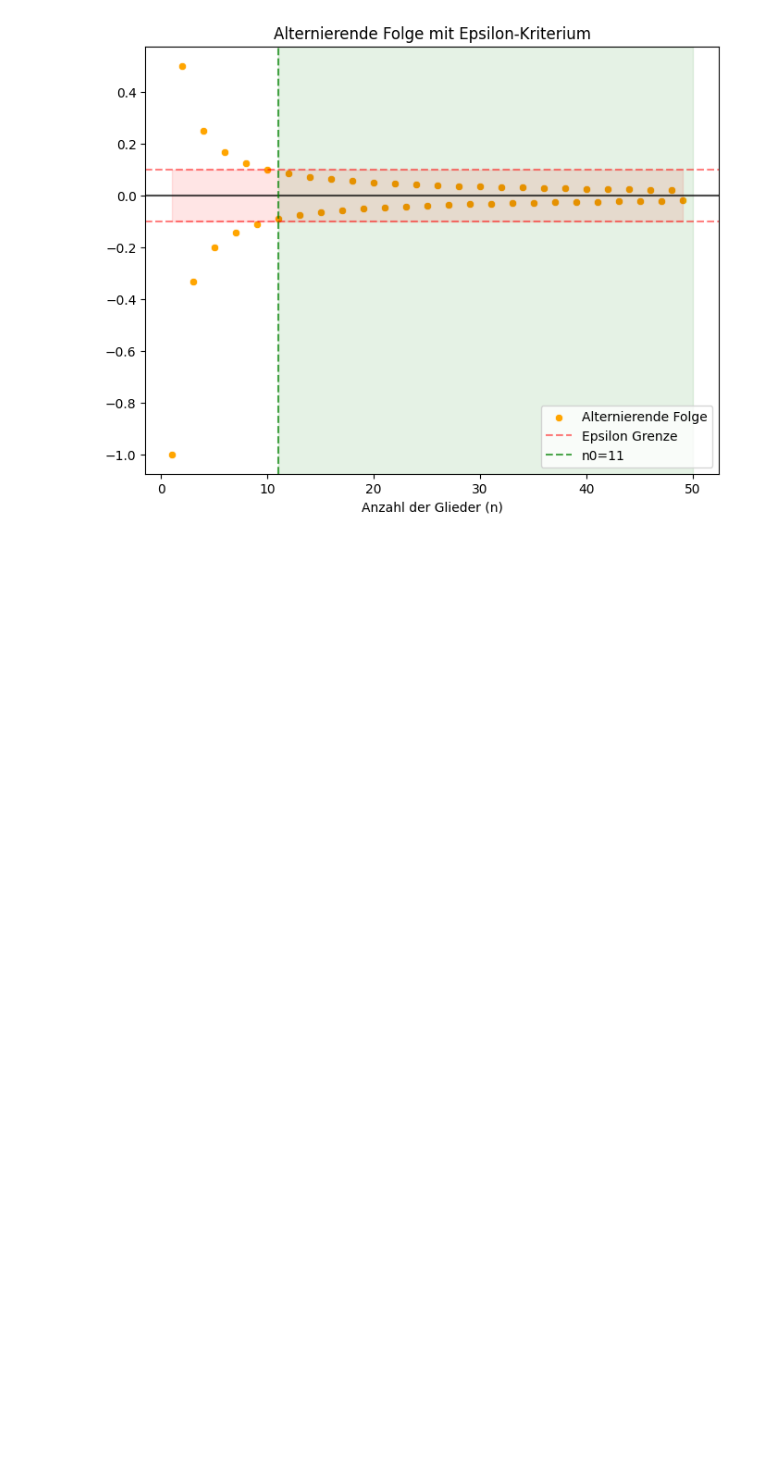
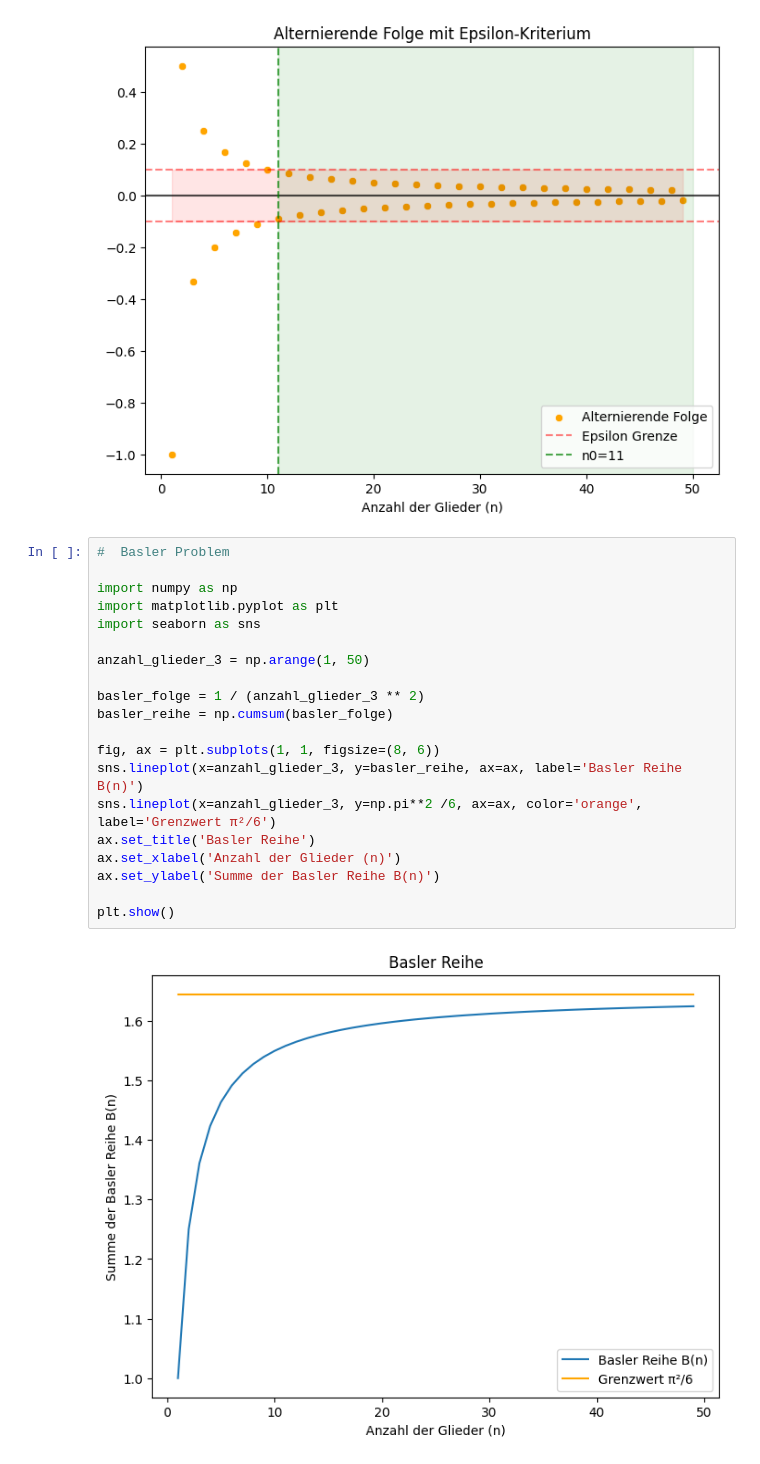
Before and after one commit to pauljado/math_practice, a Jupyter notebook: convergenc_plot.ipynb, the cells around one changed output. Drawn from its saved outputs; the diff is of its cells as text; blank space fills up the shorter version.

Commit message:
Basler Problem -> Reihe/Folge und Visualisierung

```diff
--- a/convergenc_plot.ipynb
+++ b/convergenc_plot.ipynb
@@ -83,3 +83,25 @@ plt.show()
 Epsilon: 0.1
 Ab n=11 sind alle Folgenglieder innerhalb von Epsilon.
 [figure]
+# %%
+#  Basler Problem
+
+import numpy as np
+import matplotlib.pyplot as plt
+import seaborn as sns
+
+anzahl_glieder_3 = np.arange(1, 50)
+
+basler_folge = 1 / (anzahl_glieder_3 ** 2)
+basler_reihe = np.cumsum(basler_folge)
+
+fig, ax = plt.subplots(1, 1, figsize=(8, 6))
+sns.lineplot(x=anzahl_glieder_3, y=basler_reihe, ax=ax, label='Basler Reihe B(n)')
+sns.lineplot(x=anzahl_glieder_3, y=np.pi**2 /6, ax=ax, color='orange', label='Grenzwert π²/6')
+ax.set_title('Basler Reihe')
+ax.set_xlabel('Anzahl der Glieder (n)')
+ax.set_ylabel('Summe der Basler Reihe B(n)')
+
+plt.show()
+# %% [output]
+[figure, added]
```
